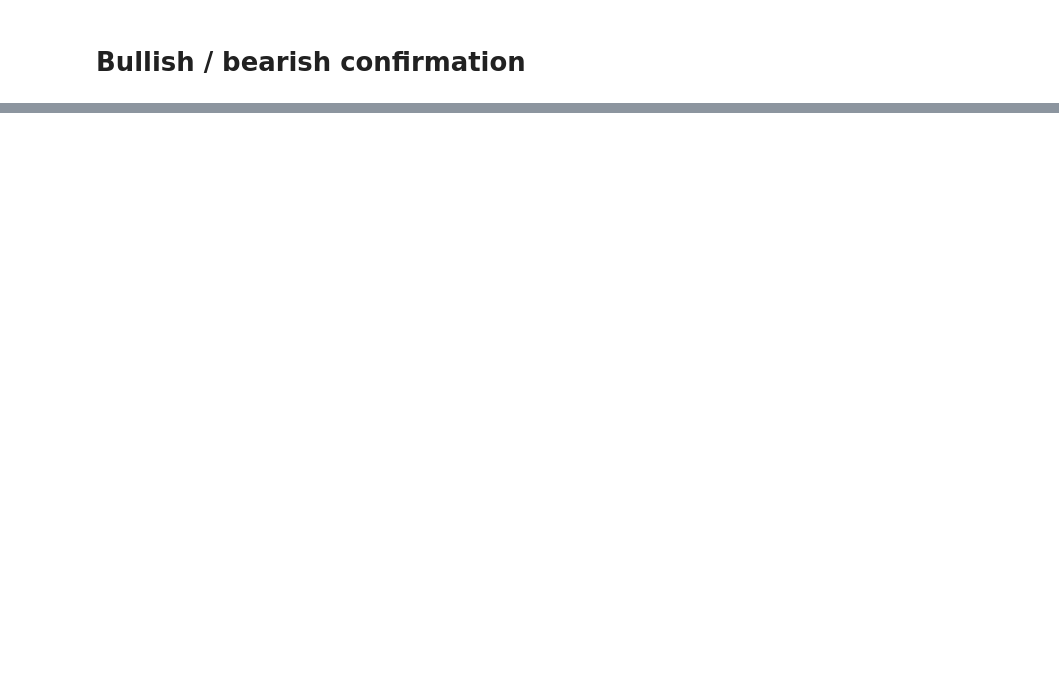
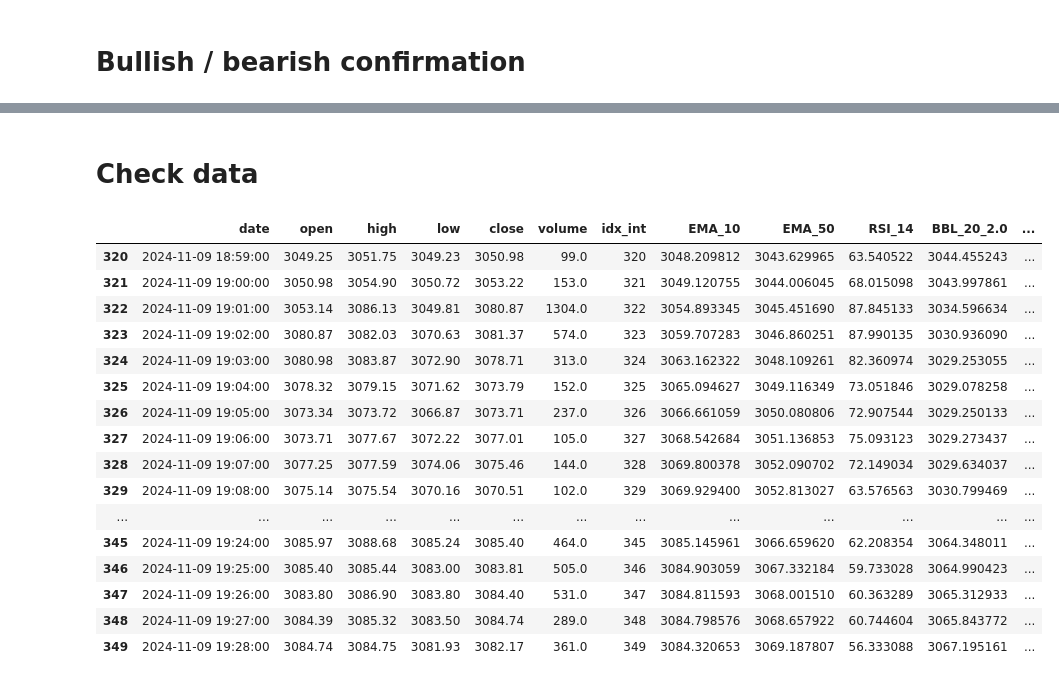
Before and after one commit to nurhidayat86/trading-strategy, a Jupyter notebook: notebooks/realtime_crypto_strategy.ipynb, the cells around one changed output, grey strips where cells are left out. Cells and saved outputs as stored; diff of their text form; code cells hidden in the pictures; blank space fills up the shorter version.

```diff
--- a/notebooks/realtime_crypto_strategy.ipynb
+++ b/notebooks/realtime_crypto_strategy.ipynb
@@ -347,7 +288,4 @@ mask_os2 = (df['r_close_bbl']<=1.0005)&((df['flag_grad_ls']==1)|(df['flag_grad_e
-# %%
-df['rsi_bellow_30'] = 0
-df.loc[mask_os1, 'rsi_bellow_30'] = 1
-df['close_to_bbl'] = 0
-df.loc[mask_os2, 'close_to_bbl'] = 1
 # %%
-df['oversold_confirm'] = df[['rsi_bellow_30', 'close_to_bbl']].sum(axis=1)
+df['oversold_confirm'] = 0
+df.loc[mask_os1, 'oversold_confirm'] = 1
+df.loc[mask_ob1, 'oversold_confirm'] = -1
@@ -359,9 +292,24 @@ mask_ob2 = (df['r_close_bbu']>=0.9995)&((df['flag_grad_ls']==-1)|(df['flag_grad_
-# %%
-df['rsi_above_70'] = 0
-df.loc[mask_ob1, 'rsi_above_70'] = 1
-df['close_to_bbu'] = 0
-df.loc[mask_ob2, 'close_to_bbu'] = 1
-# %%
-df['overbought_confirm'] = df[['rsi_above_70', 'close_to_bbu']].sum(axis=1)
+# %% [markdown]
+# Check data
 # %%
 df.to_clipboard()
+# %%
+df.iloc[-30:]
+# %% [output]
+|  | date | open | high | low | close | volume | idx_int | EMA_10 | EMA_50 | RSI_14 | BBL_20_2.0 | ... |
+| 320 | 2024-11-09 18:59:00 | 3049.25 | 3051.75 | 3049.23 | 3050.98 | 99.0 | 320 | 3048.209812 | 3043.629965 | 63.540522 | 3044.455243 | ... |
+| 321 | 2024-11-09 19:00:00 | 3050.98 | 3054.90 | 3050.72 | 3053.22 | 153.0 | 321 | 3049.120755 | 3044.006045 | 68.015098 | 3043.997861 | ... |
+| 322 | 2024-11-09 19:01:00 | 3053.14 | 3086.13 | 3049.81 | 3080.87 | 1304.0 | 322 | 3054.893345 | 3045.451690 | 87.845133 | 3034.596634 | ... |
+| 323 | 2024-11-09 19:02:00 | 3080.87 | 3082.03 | 3070.63 | 3081.37 | 574.0 | 323 | 3059.707283 | 3046.860251 | 87.990135 | 3030.936090 | ... |
+| 324 | 2024-11-09 19:03:00 | 3080.98 | 3083.87 | 3072.90 | 3078.71 | 313.0 | 324 | 3063.162322 | 3048.109261 | 82.360974 | 3029.253055 | ... |
+| 325 | 2024-11-09 19:04:00 | 3078.32 | 3079.15 | 3071.62 | 3073.79 | 152.0 | 325 | 3065.094627 | 3049.116349 | 73.051846 | 3029.078258 | ... |
+| 326 | 2024-11-09 19:05:00 | 3073.34 | 3073.72 | 3066.87 | 3073.71 | 237.0 | 326 | 3066.661059 | 3050.080806 | 72.907544 | 3029.250133 | ... |
+| 327 | 2024-11-09 19:06:00 | 3073.71 | 3077.67 | 3072.22 | 3077.01 | 105.0 | 327 | 3068.542684 | 3051.136853 | 75.093123 | 3029.273437 | ... |
+| 328 | 2024-11-09 19:07:00 | 3077.25 | 3077.59 | 3074.06 | 3075.46 | 144.0 | 328 | 3069.800378 | 3052.090702 | 72.149034 | 3029.634037 | ... |
+| 329 | 2024-11-09 19:08:00 | 3075.14 | 3075.54 | 3070.16 | 3070.51 | 102.0 | 329 | 3069.929400 | 3052.813027 | 63.576563 | 3030.799469 | ... |
+| ... | ... | ... | ... | ... | ... | ... | ... | ... | ... | ... | ... | ... |
+| 345 | 2024-11-09 19:24:00 | 3085.97 | 3088.68 | 3085.24 | 3085.40 | 464.0 | 345 | 3085.145961 | 3066.659620 | 62.208354 | 3064.348011 | ... |
+| 346 | 2024-11-09 19:25:00 | 3085.40 | 3085.44 | 3083.00 | 3083.81 | 505.0 | 346 | 3084.903059 | 3067.332184 | 59.733028 | 3064.990423 | ... |
+| 347 | 2024-11-09 19:26:00 | 3083.80 | 3086.90 | 3083.80 | 3084.40 | 531.0 | 347 | 3084.811593 | 3068.001510 | 60.363289 | 3065.312933 | ... |
+| 348 | 2024-11-09 19:27:00 | 3084.39 | 3085.32 | 3083.50 | 3084.74 | 289.0 | 348 | 3084.798576 | 3068.657922 | 60.744604 | 3065.843772 | ... |
+| 349 | 2024-11-09 19:28:00 | 3084.74 | 3084.75 | 3081.93 | 3082.17 | 361.0 | 349 | 3084.320653 | 3069.187807 | 56.333088 | 3067.195161 | ... |
```
Also changed, not shown: parts of 33 cells of this notebook.
